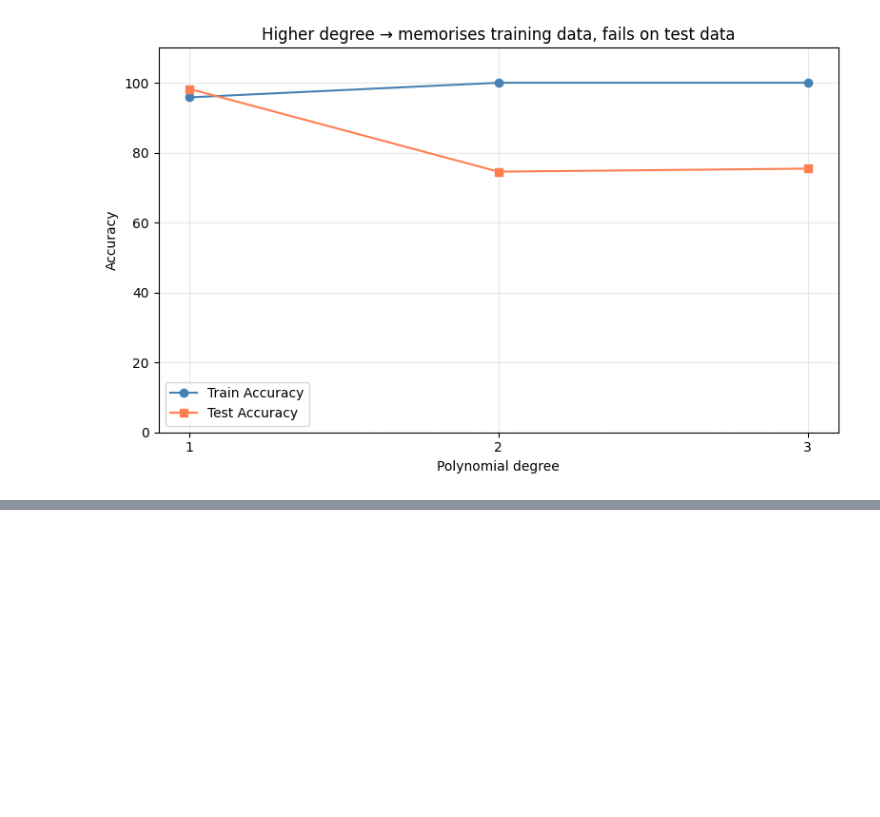
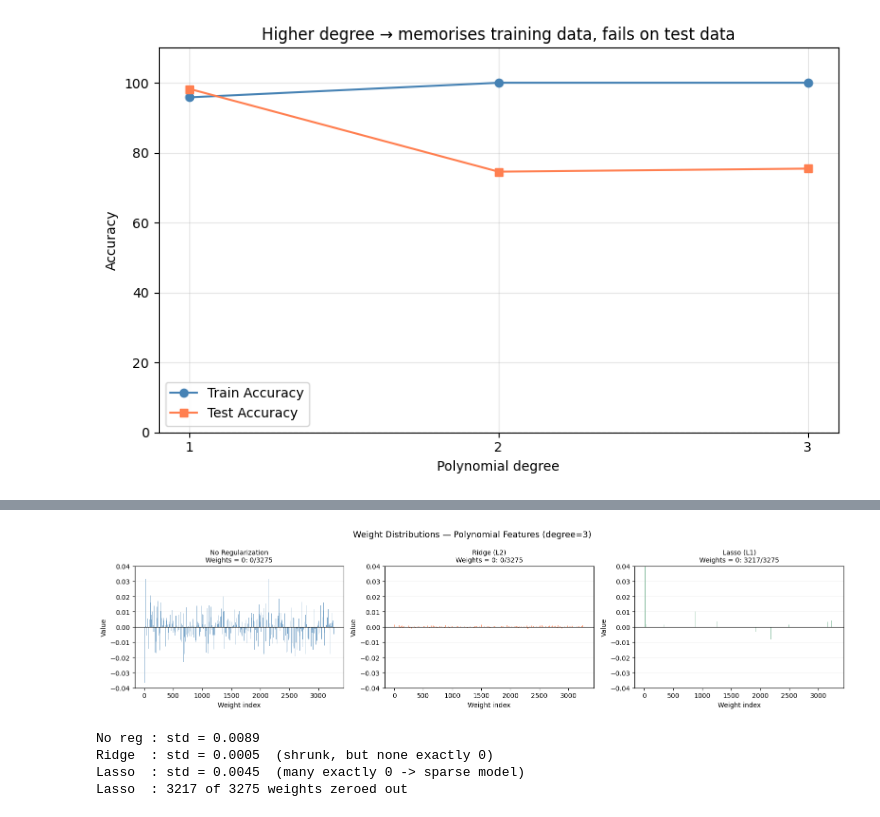
Before and after one commit to swayambhu2010/Python-Visibility, a Jupyter notebook: Supervised Learning Linear and Logistic Regression/Week_2_v_0_0.ipynb, the cells around one changed output, grey strips where cells are left out. Saved outputs shown, nothing was run; the diff lists cells and outputs as text; code cells hidden in the pictures; blank space fills up the shorter version.

```diff
--- a/Supervised Learning Linear and Logistic Regression/Week_2_v_0_0.ipynb
+++ b/Supervised Learning Linear and Logistic Regression/Week_2_v_0_0.ipynb
@@ -250,0 +343,33 @@ plt.show()
+# %%
+w_noreg = lin_model.coef_
+w_ridge = ridge_model.coef_
+w_lasso = lasso_model.coef_
+
+fig, axes = plt.subplots(1, 3, figsize=(16, 4), sharey=False)
+for ax, w, title, color in zip(
+    axes,
+    [w_noreg, w_ridge, w_lasso],
+    ['No Regularization', f'Ridge (L2)', f'Lasso (L1)'],
+    ['steelblue', 'coral', 'seagreen']
+):
+    ax.bar(range(len(w)), w, color=color, alpha=0.7, width=0.8)
+    ax.axhline(0, color='k', linewidth=0.8)
+    zero_count = (np.abs(w) == 0).sum()
+    ax.set_title(f'{title}\nWeights = 0: {zero_count}/{len(w)}', fontsize=10)
+    ax.set_xlabel('Weight index'); ax.set_ylabel('Value')
+    ax.grid(True, alpha=0.2, axis='y')
+    ax.set_ylim(-0.04, 0.04)
+plt.suptitle('Weight Distributions — Polynomial Features (degree=3)', fontsize=13)
+plt.tight_layout()
+plt.show()
+
+print(f"No reg : std = {w_noreg.std():.4f}")
+print(f"Ridge  : std = {w_ridge.std():.4f}  (shrunk, but none exactly 0)")
+print(f"Lasso  : std = {w_lasso.std():.4f}  (many exactly 0 -> sparse model)")
+print(f"Lasso  : {(np.abs(w_lasso) == 0).sum()} of {len(w_lasso)} weights zeroed out")
+# %% [output]
+[figure, added]
+No reg : std = 0.0089
+Ridge  : std = 0.0005  (shrunk, but none exactly 0)
+Lasso  : std = 0.0045  (many exactly 0 -> sparse model)
+Lasso  : 3217 of 3275 weights zeroed out
```
Also changed, not shown: parts of 14 cells of this notebook.
